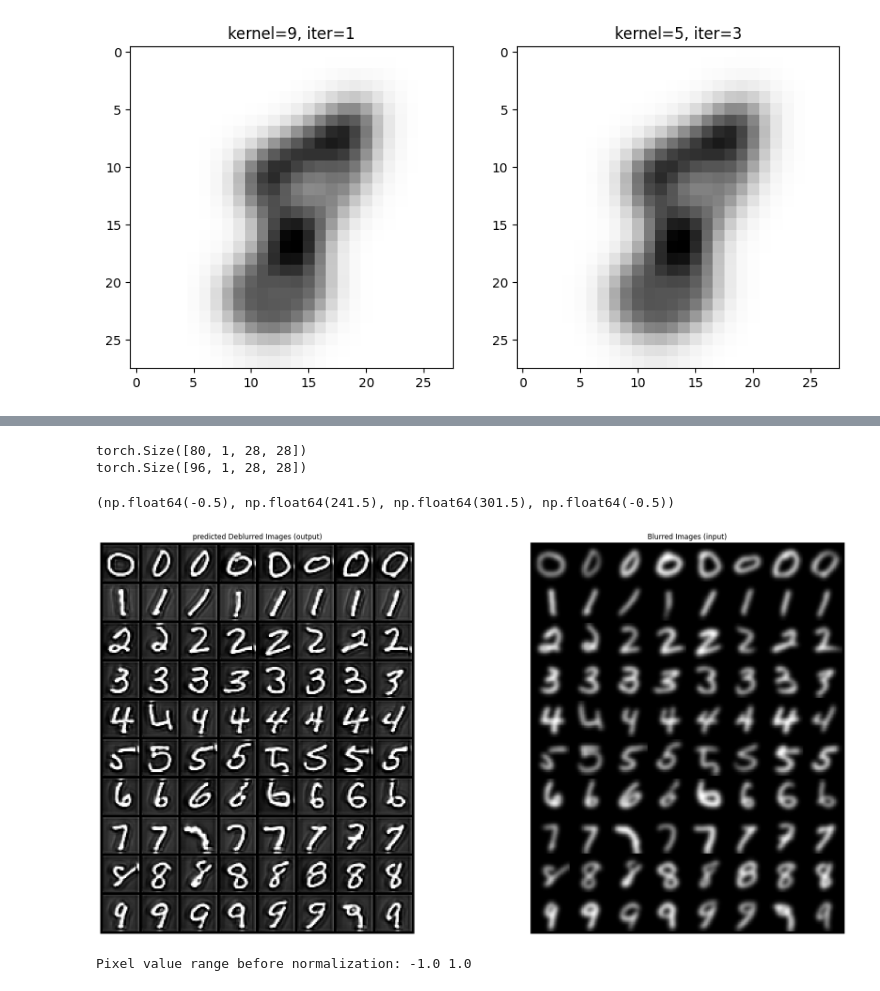
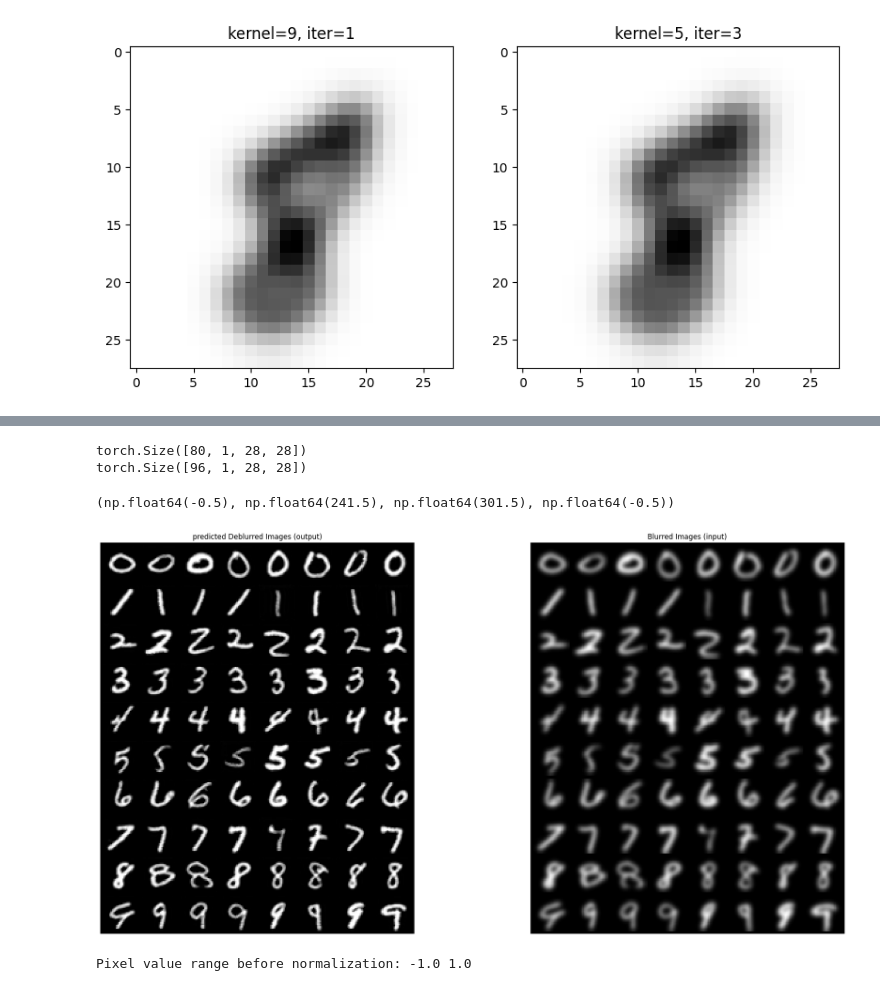
Before and after one commit to JG-geek/Diffusion_Models, a Jupyter notebook: deblurring_using_UNet.ipynb, the cells around one changed output, grey strips where cells are left out. Drawn from its saved outputs; the diff is of its cells as text; code cells hidden in the pictures.

```diff
--- a/deblurring_using_UNet.ipynb
+++ b/deblurring_using_UNet.ipynb
@@ -192,40 +192,40 @@ selected_images = torch.stack(selected_images)  # Shape will be (80, 1, 28, 28)
 blurred_x = torch.stack([smooth_gaussian(img,5,3) for img in selected_images])  # Blur them
 print(blurred_x.shape)
 print(x.shape)
-blurred_x = blurred_x.to(device)
+blurred_x = blurred_x.to(device) * 2 - 1
 # # Sampling loop
 # for i, t in tqdm(enumerate(noise_scheduler.timesteps)):
     # t = t.expand(x.shape[0])  # Ensure `t` matches batch size (80)
 
 # Get model pred
 model.eval()
 with torch.no_grad():
     x_hat = model(blurred_x, 0).sample  # Again, note that we pass in our labels y
 
     # Update sample with step
     # x = noise_scheduler.step(residual, t, x).prev_sample
 
 # Convert tensors to grid format for visualization
 generated_grid = torchvision.utils.make_grid(x_hat.detach().cpu().clip(-1, 1), nrow=8, normalize=True)
 blurred_grid = torchvision.utils.make_grid(blurred_x.detach().cpu(), nrow=8, normalize=True)
 
 # Create figure and show images
 fig, axes = plt.subplots(1, 2, figsize=(24, 12))
 
 # Show generated images
 axes[0].imshow(generated_grid.permute(1, 2, 0), cmap='Greys')
 axes[0].set_title("predicted Deblurred Images (output)")
 axes[0].axis("off")
 
 # Show blurred conditioning images
 axes[1].imshow(blurred_grid.permute(1, 2, 0), cmap='Greys')
 axes[1].set_title("Blurred Images (input)")
 axes[1].axis("off")
 # %% [output]
 torch.Size([80, 1, 28, 28])
 torch.Size([96, 1, 28, 28])
 (np.float64(-0.5), np.float64(241.5), np.float64(301.5), np.float64(-0.5))
-[figure, old version]
+[figure, new version]
 # %%
 # Detach, move to CPU, and clip values
 x_cpu = x_hat.detach().cpu().clip(-1, 1)
```
Also changed, not shown: parts of 1 cell of this notebook.
